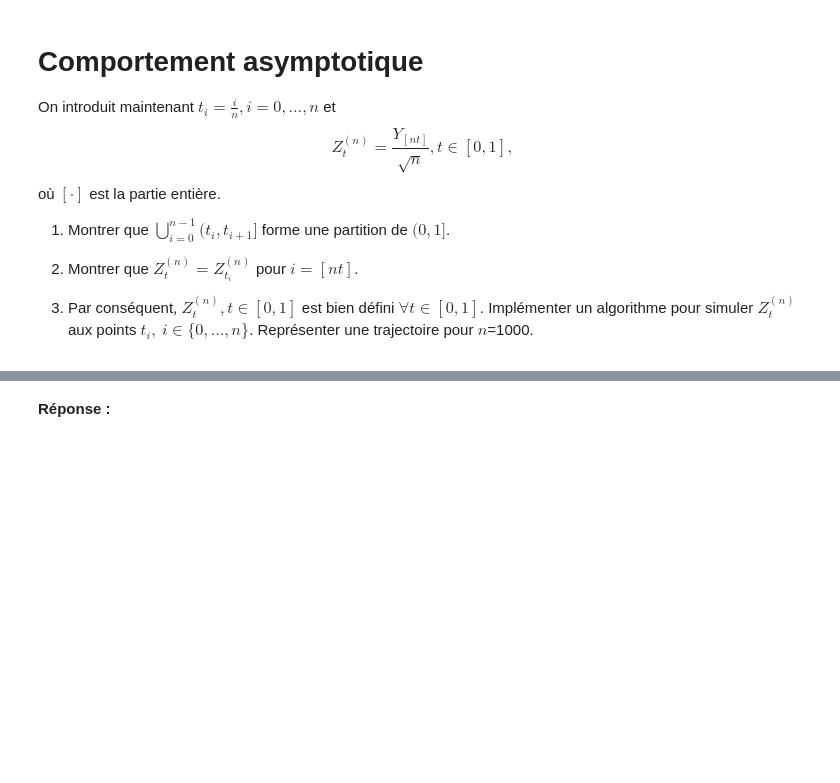
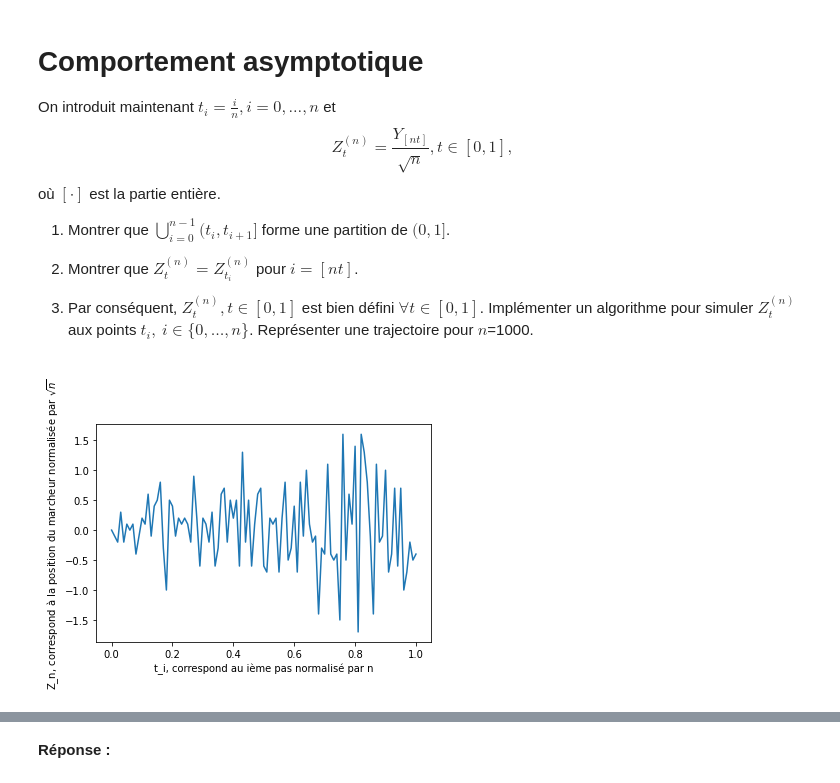
Before and after one commit to EliottBarbier/projet_proba, a Jupyter notebook: Projet numérique de Probabilités 2022 - enonce.ipynb, the cells around one changed output, grey strips where cells are left out. Cells and saved outputs as stored; diff of their text form; code cells hidden in the pictures; blank space fills up the shorter version.

```diff
--- a/Projet numérique de Probabilités 2022 - enonce.ipynb
+++ b/Projet numérique de Probabilités 2022 - enonce.ipynb
@@ -73,3 +75,33 @@ où $[\cdot]$ est la partie entière.
 2. Montrer que $Z^{(n)}_t=Z^{(n)}_{t_i}$ pour $i=[nt]$.
 
 3. Par conséquent, $Z^{(n)}_t, t\in[0,1]$ est bien défini $\forall t \in [0,1]$. Implémenter un algorithme pour simuler $Z^{(n)}_t$ aux points $t_i,~ i \in\{0,\ldots,n\}$. Représenter une trajectoire pour $n$=1000.
+# %%
+def X():
+    return(np.random.choice(np.array([-1,1]) ) )
+
+def Y(n): #Ce que j'ai fait revient à la vectoriser, il faut juste lui fournir un array ou une liste, même si qu'un nombre
+    #if type(n)==int or type(n)==float64:
+    #    n=np.array([n])
+    #n=np.array(n)
+    final=np.empty( (n.shape[0],)) #AR POOUR EVITER LA DOUBLE BOUCLE FOR, PRENDRE EXEMPLE SUR Z TIL
+    for j in range(n.shape[0]):
+        S=0
+        for k in range( int(n[j])):
+            S+=X()
+        final[j]=S
+    return(final)
+
+def Z(n,i):
+    ti=i/n
+    return(Y(np.floor(n*ti))/np.sqrt(n))
+
+n=100
+x=np.arange(0,n+1,1)/n
+y=Z(n,x*n)
+
+plt.plot(x,y);
+plt.xlabel("t_i, correspond au ième pas normalisé par n")
+plt.ylabel(f"Z_n, correspond à la position du marcheur normalisée par $\sqrt{{n}}$")
+plt.show()
+# %% [output]
+[figure, added]
```
Also changed, not shown: parts of 10 cells of this notebook.
